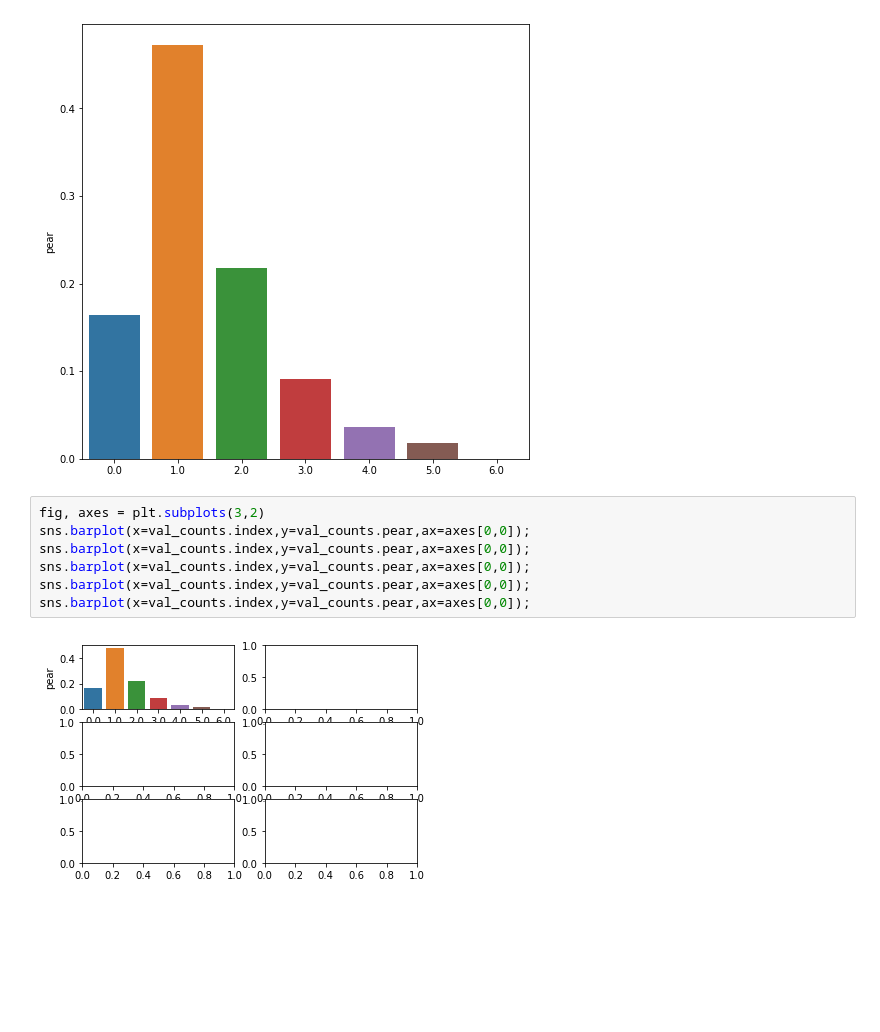
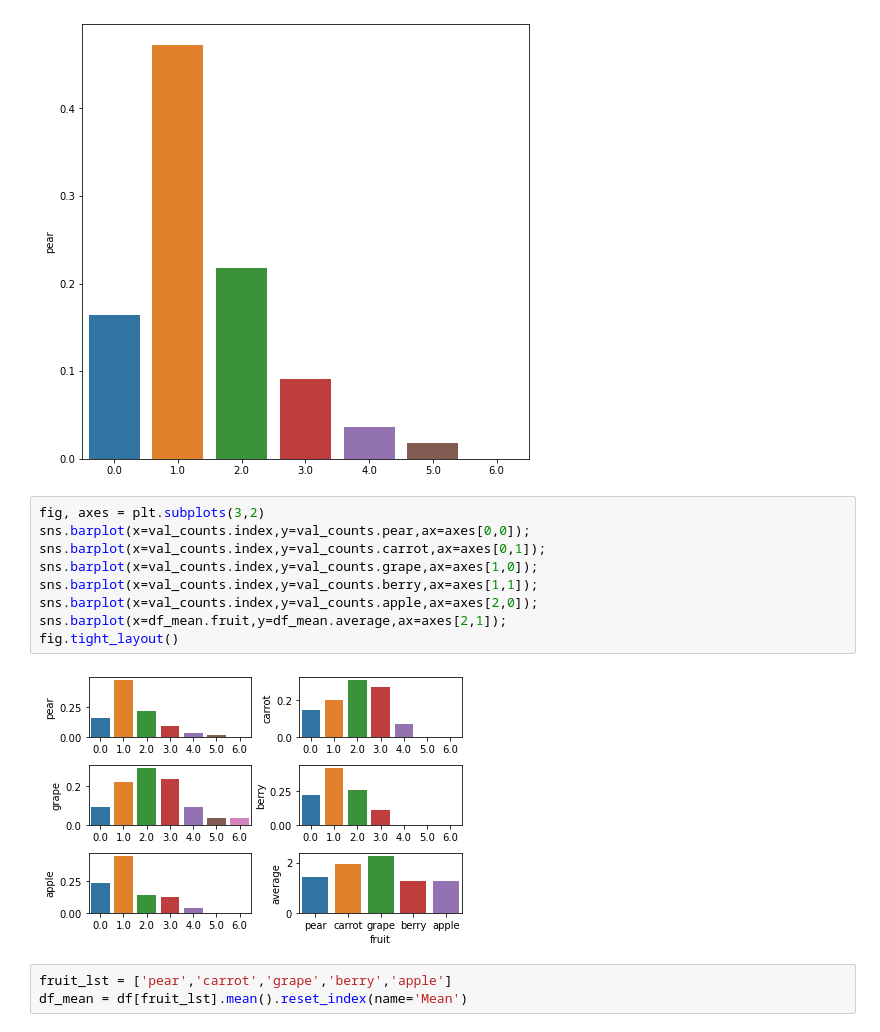
Before and after one commit to wonderbug2020/Data_Snacks, a Jupyter notebook: Data_Retrival/Data_view.ipynb, the cells around one changed output. Saved outputs shown, nothing was run; the diff lists cells and outputs as text; blank space fills up the shorter version.

```diff
--- a/Data_Retrival/Data_view.ipynb
+++ b/Data_Retrival/Data_view.ipynb
@@ -118,9 +118,14 @@ sns.barplot(x=val_counts.index,y=val_counts.pear);
 # %%
 fig, axes = plt.subplots(3,2)
 sns.barplot(x=val_counts.index,y=val_counts.pear,ax=axes[0,0]);
-sns.barplot(x=val_counts.index,y=val_counts.pear,ax=axes[0,0]);
-sns.barplot(x=val_counts.index,y=val_counts.pear,ax=axes[0,0]);
-sns.barplot(x=val_counts.index,y=val_counts.pear,ax=axes[0,0]);
-sns.barplot(x=val_counts.index,y=val_counts.pear,ax=axes[0,0]);
+sns.barplot(x=val_counts.index,y=val_counts.carrot,ax=axes[0,1]);
+sns.barplot(x=val_counts.index,y=val_counts.grape,ax=axes[1,0]);
+sns.barplot(x=val_counts.index,y=val_counts.berry,ax=axes[1,1]);
+sns.barplot(x=val_counts.index,y=val_counts.apple,ax=axes[2,0]);
+sns.barplot(x=df_mean.fruit,y=df_mean.average,ax=axes[2,1]);
+fig.tight_layout()
 # %% [output]
-[figure, old version]
+[figure, new version]
+# %%
+fruit_lst = ['pear','carrot','grape','berry','apple']
+df_mean = df[fruit_lst].mean().reset_index(name='Mean')
```
Also changed, not shown: parts of 2 cells of this notebook.
